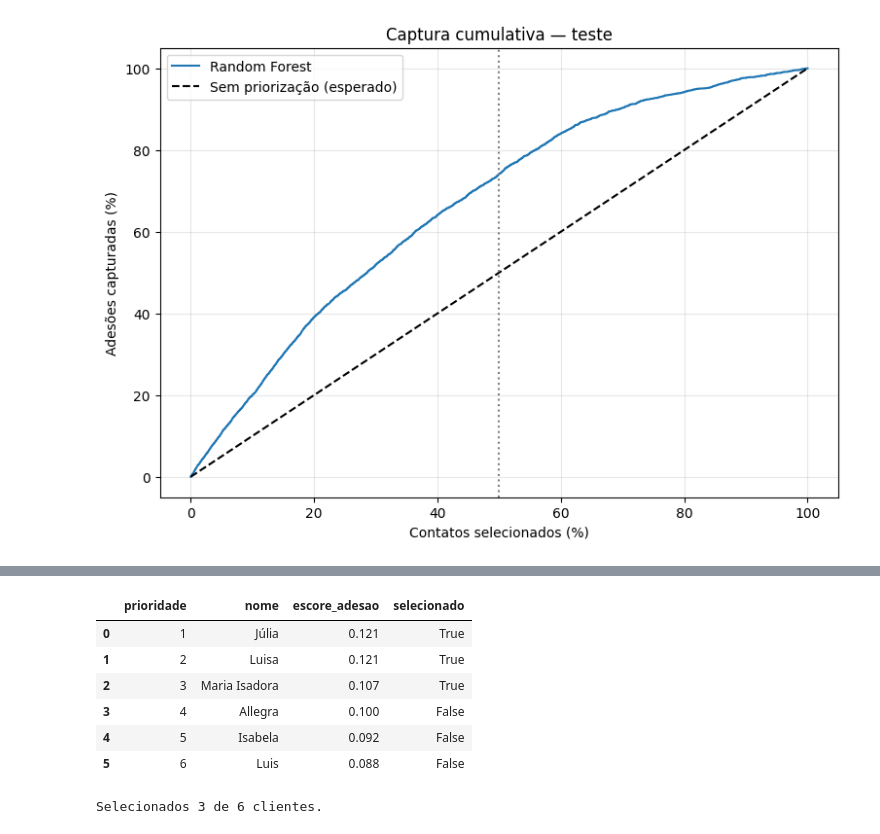
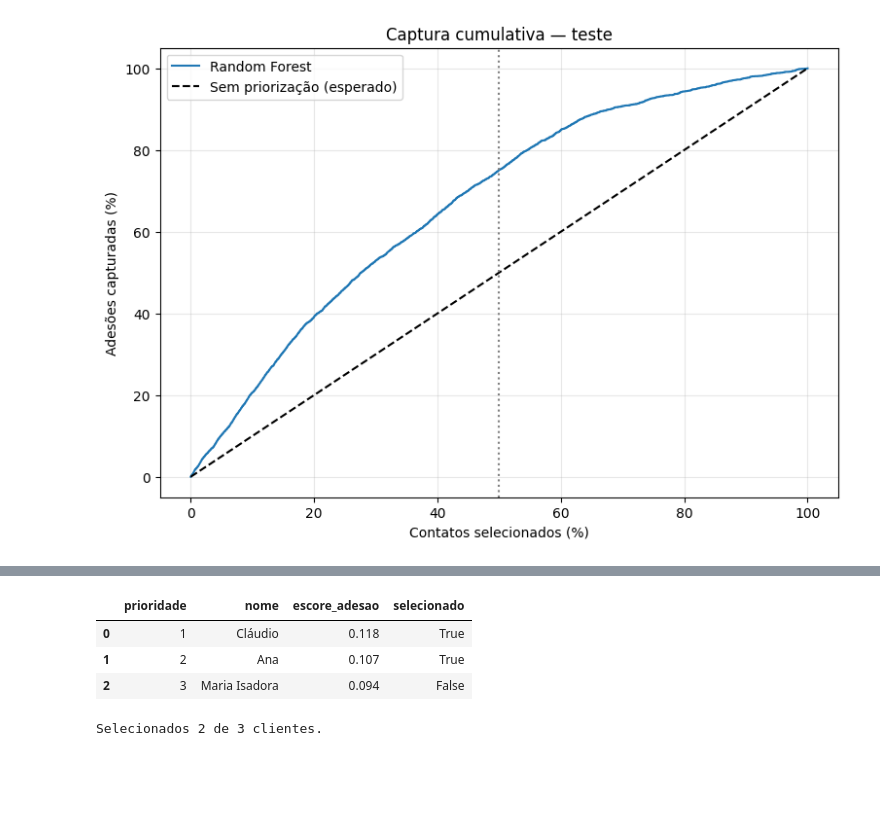
Before and after one commit to Maria-Isadora-Camargo/du_mkt_bancario_CDAN, a Jupyter notebook: du_mkt_bancario.ipynb, the cells around one changed output, grey strips where cells are left out. Cells and saved outputs as stored; diff of their text form; code cells hidden in the pictures; blank space fills up the shorter version.

```diff
--- a/du_mkt_bancario.ipynb
+++ b/du_mkt_bancario.ipynb
@@ -433,7 +433,7 @@ df_modelo = df_modelo.drop(columns=['duration', 'campaign', 'pdays'])
 #codificar alvo e variáveis binárias
 df_modelo['y'] = df_modelo['y'].map({'no': 0, 'yes': 1})
 df_modelo['contact'] = df_modelo['contact'].map({'telephone': 0, 'cellular': 1})
-for col in ['housing', 'loan', 'default']:
+for col in ['housing', 'loan']:
     df_modelo[col] = df_modelo[col].map({'no': 0, 'yes': 1})
 
 X = df_modelo.drop(columns='y')
@@ -697,0 +2049,5 @@ plt.show()
+# %%
+#Vendo desempenho do modelo sem essas variáveis
+modelo_final_ai = clone(modelo_ai)
+
+modelo_final_ai.fit(X_sem_grupos, y_train);
@@ -717,31 +2187,12 @@ Número de empregados: 5191
 clientes = []
 
 while True:
-    nome = input("\nNome do cliente (ou 'fim' para encerrar): ").strip()
+    nome = input(
+        "\nNome do cliente (ou 'fim' para encerrar): "
+    ).strip()
 
     if nome.lower() == "fim":
         break
-
-    idade = int(input("Idade: "))
-
-    print("Profissões: admin., blue-collar, entrepreneur, housemaid,")
-    print("management, retired, self-employed, services, student,")
-    print("technician, unemployed")
-    profissao = input("Profissão (Enter se desconhecida): ").strip()
-
-    estado_civil = input(
-        "Estado civil (single, married, divorced; Enter se desconhecido): "
-    ).strip()
-
-    print("Escolaridade: illiterate, basic.4y, basic.6y, basic.9y,")
-    print("high.school, professional.course, university.degree")
-    escolaridade = input(
-        "Escolaridade (Enter se desconhecida): "
-    ).strip()
-
-    inadimplencia = input(
-        "Inadimplência (0=não, 1=sim, Enter=não sabe): "
-    ).strip()
 
     imobiliario = input(
         "Empréstimo imobiliário (0=não, 1=sim, Enter=não sabe): "
@@ -763,7 +2214,7 @@ while True:
     else:
         resultado_anterior = input(
             "Resultado da campanha anterior (failure ou success): "
-        ).strip()
+        ).strip().lower()
 
         contato_anterior = 1
 
@@ -773,11 +2224,6 @@ while True:
 
     clientes.append({
         "nome": nome,
-        "age": idade,
-        "job": profissao if profissao else np.nan,
-        "marital": estado_civil if estado_civil else np.nan,
-        "education": escolaridade if escolaridade else np.nan,
-        "default": int(inadimplencia) if inadimplencia else np.nan,
         "housing": int(imobiliario) if imobiliario else np.nan,
         "loan": int(pessoal) if pessoal else np.nan,
         "contact": canal,
@@ -819,41 +2265,36 @@ if len(clientes) < 2:
 
 else:
     lista = pd.DataFrame(clientes)
 
-    #usar somente as variáveis do treinamento, na mesma ordem
-    dados = lista[X_train.columns]
+    dados = lista[X_sem_grupos.columns]
 
     lista["escore_adesao"] = (
-        modelo_final.predict_proba(dados)[:, 1]
+        modelo_final_ai.predict_proba(dados)[:, 1]
     )
 
-    #desempatar ao acaso e ordenar pelos maiores escores
     lista = lista.sample(frac=1, random_state=42)
 
     lista = lista.sort_values(
         "escore_adesao",
         ascending=False,
         kind="stable"
     ).reset_index(drop=True)
 
     quantidade = int(np.ceil(len(lista) * 0.5))
 
     lista["prioridade"] = np.arange(1, len(lista) + 1)
     lista["selecionado"] = lista["prioridade"] <= quantidade
 
     display(
         lista[
             ["prioridade", "nome", "escore_adesao", "selecionado"]
         ].round(3)
     )
 
     print(f"Selecionados {quantidade} de {len(lista)} clientes.")
 # %% [output]
 |  | prioridade | nome | escore_adesao | selecionado |
-| 0 | 1 | Júlia | 0.121 | True |
-| 1 | 2 | Luisa | 0.121 | True |
-| 2 | 3 | Maria Isadora | 0.107 | True |
-| 3 | 4 | Allegra | 0.100 | False |
-| 4 | 5 | Isabela | 0.092 | False |
-| 5 | 6 | Luis | 0.088 | False |
+| 0 | 1 | Cláudio | 0.118 | True |
+| 1 | 2 | Ana | 0.107 | True |
+| 2 | 3 | Maria Isadora | 0.094 | False |
-Selecionados 3 de 6 clientes.
+Selecionados 2 de 3 clientes.
```
Also changed, not shown: parts of 64 cells of this notebook.
